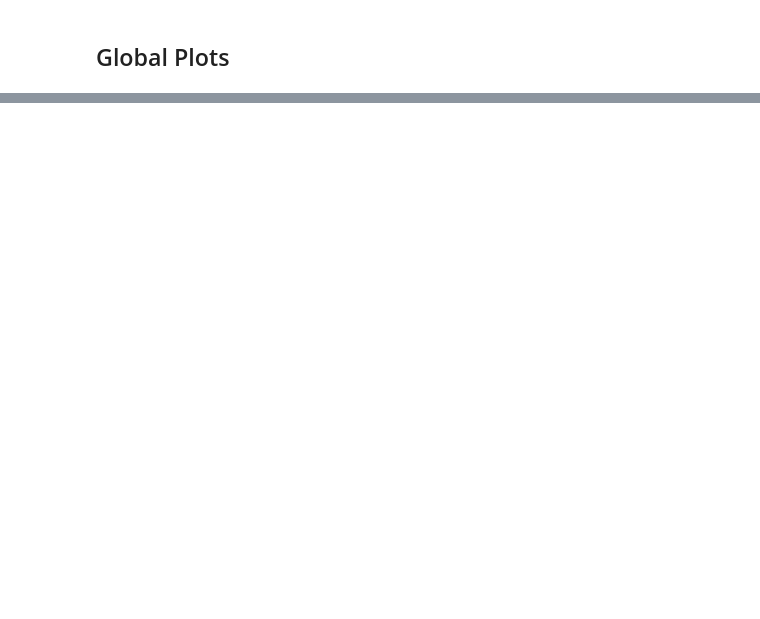
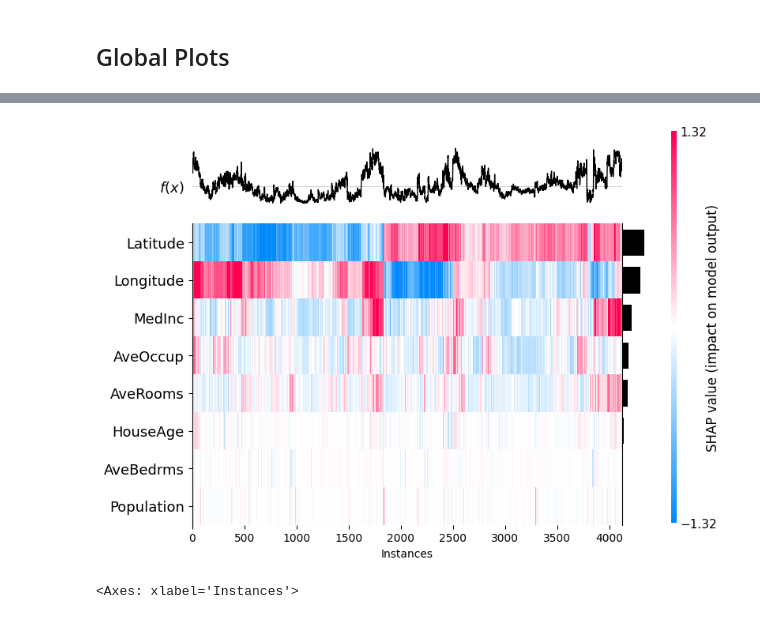
Before and after one commit to tushargandhi77/SHAP-Projects, a Jupyter notebook: SHAP Regression Case Study/regression_shap.ipynb, the cells around one changed output, grey strips where cells are left out. Drawn from its saved outputs; the diff is of its cells as text; code cells hidden in the pictures; blank space fills up the shorter version.

```diff
--- a/SHAP Regression Case Study/regression_shap.ipynb
+++ b/SHAP Regression Case Study/regression_shap.ipynb
@@ -286,3 +289,10 @@ np.float64(2.011269265071596)
 .data =
 array([3.83033798e+00, 2.87642926e+01, 5.40405863e+00, 1.09663675e+00,
        1.42157171e+03, 2.96543102e+00, 3.55867103e+01, 1.19519360e+02])
+# %%
+# heatmap plot
+
+shap.plots.heatmap(shap_values)
+# %% [output]
+[figure, added]
+<Axes: xlabel='Instances'>
```
Also changed, not shown: parts of 24 cells of this notebook.
